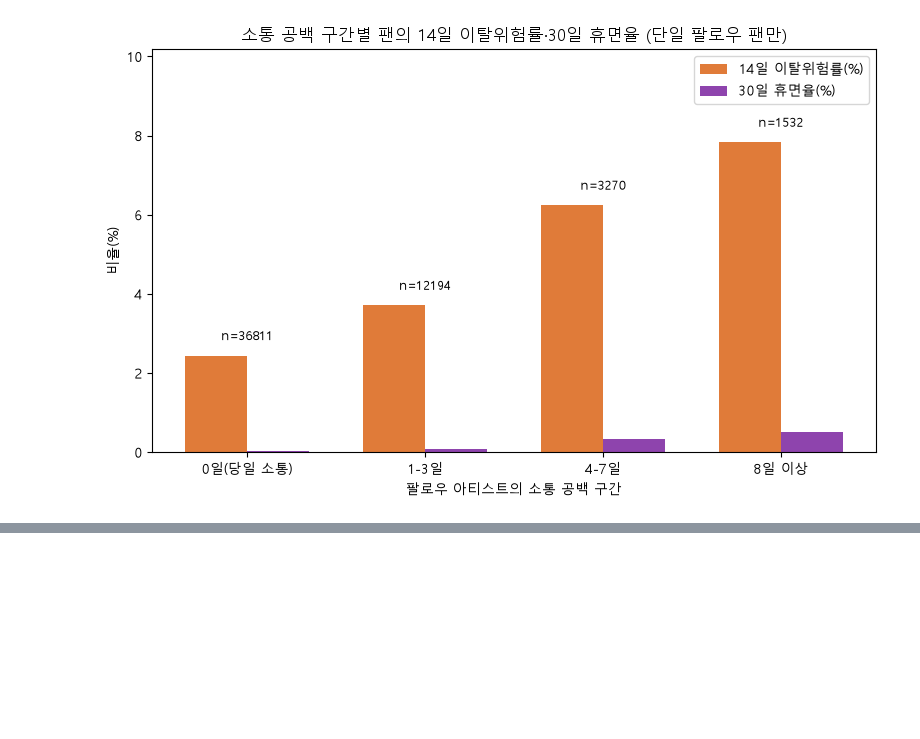
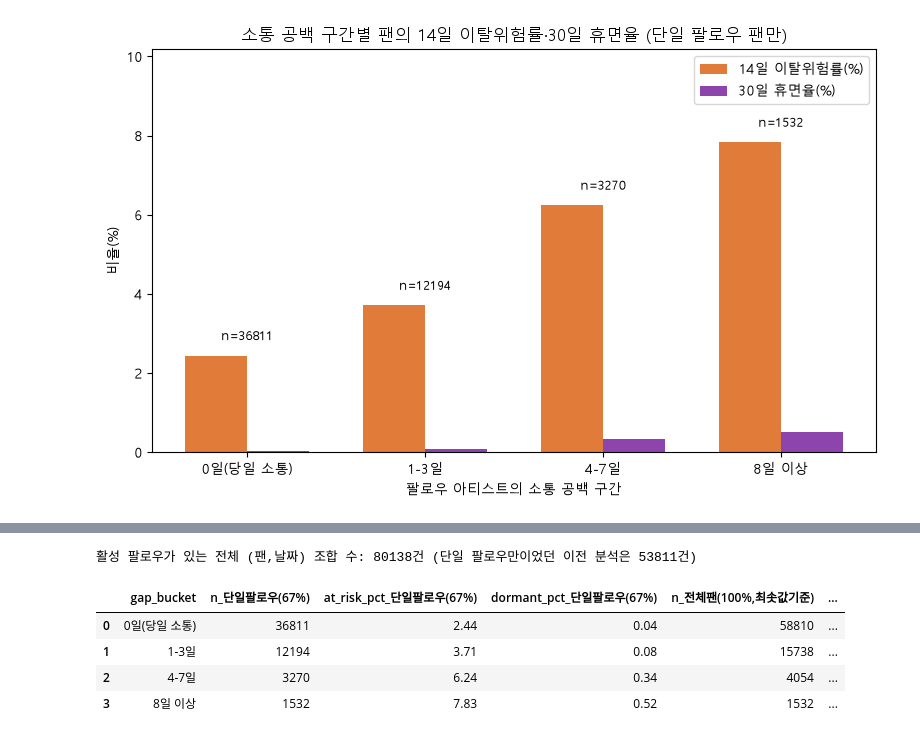
Before and after one commit to wjs0951467-wq/fanlog-user-behavior-analytics, a Jupyter notebook: notebooks/02_communication_retention.ipynb, the cells around one changed output, grey strips where cells are left out. Saved outputs shown, nothing was run; the diff lists cells and outputs as text; code cells hidden in the pictures; blank space fills up the shorter version.

```diff
--- a/notebooks/02_communication_retention.ipynb
+++ b/notebooks/02_communication_retention.ipynb
@@ -473,0 +472,53 @@ plt.show()
+# %%
+all_follow_sql = """
+WITH date_spine AS (
+    SELECT DISTINCT activity_date_kst FROM mart_user_daily
+),
+active_follows AS (
+    SELECT b.user_id, d.activity_date_kst, b.artist_id
+    FROM bridge_user_artist_follow b
+    CROSS JOIN date_spine d
+    WHERE (b.followed_at_utc AT TIME ZONE 'Asia/Seoul')::date <= d.activity_date_kst
+      AND (b.unfollowed_at_utc IS NULL OR (b.unfollowed_at_utc AT TIME ZONE 'Asia/Seoul')::date >= d.activity_date_kst)
+),
+follow_gap AS (
+    SELECT af.user_id, af.activity_date_kst, af.artist_id, a.days_since_last_communication
+    FROM active_follows af
+    JOIN mart_artist_daily a ON a.artist_id = af.artist_id AND a.activity_date_kst = af.activity_date_kst
+),
+min_gap_per_user_date AS (
+    SELECT user_id, activity_date_kst,
+           MIN(days_since_last_communication) AS min_gap,
+           COUNT(DISTINCT artist_id) AS n_followed
+    FROM follow_gap
+    GROUP BY user_id, activity_date_kst
+)
+SELECT u.user_id, u.activity_date_kst, u.activity_status, m.min_gap AS days_since_last_communication, m.n_followed
+FROM mart_user_daily u
+JOIN min_gap_per_user_date m ON m.user_id = u.user_id AND m.activity_date_kst = u.activity_date_kst;
+"""
+h02_all_df = pd.read_sql(all_follow_sql, engine)
+print(f"활성 팔로우가 있는 전체 (팬,날짜) 조합 수: {len(h02_all_df)}건 "
+      f"(단일 팔로우만이었던 이전 분석은 {len(h02_df)}건)")
+
+h02_all_df["gap_bucket"] = pd.cut(h02_all_df["days_since_last_communication"], bins=bins, labels=labels)
+bucket_summary_all = h02_all_df.groupby("gap_bucket", observed=True).agg(
+    n=("user_id", "size"),
+    at_risk_count=("activity_status", lambda s: (s == "at_risk").sum()),
+    dormant_count=("activity_status", lambda s: (s == "dormant").sum()),
+).reset_index()
+bucket_summary_all["at_risk_pct"] = round(100 * bucket_summary_all["at_risk_count"] / bucket_summary_all["n"], 2)
+bucket_summary_all["dormant_pct"] = round(100 * bucket_summary_all["dormant_count"] / bucket_summary_all["n"], 2)
+
+comparison = bucket_summary[["gap_bucket", "n", "at_risk_pct", "dormant_pct"]].merge(
+    bucket_summary_all[["gap_bucket", "n", "at_risk_pct", "dormant_pct"]],
+    on="gap_bucket", suffixes=("_단일팔로우(67%)", "_전체팬(100%,최솟값기준)"),
+)
+comparison
+# %% [output]
+활성 팔로우가 있는 전체 (팬,날짜) 조합 수: 80138건 (단일 팔로우만이었던 이전 분석은 53811건)
+|  | gap_bucket | n_단일팔로우(67%) | at_risk_pct_단일팔로우(67%) | dormant_pct_단일팔로우(67%) | n_전체팬(100%,최솟값기준) | ... |
+| 0 | 0일(당일 소통) | 36811 | 2.44 | 0.04 | 58810 | ... |
+| 1 | 1-3일 | 12194 | 3.71 | 0.08 | 15738 | ... |
+| 2 | 4-7일 | 3270 | 6.24 | 0.34 | 4054 | ... |
+| 3 | 8일 이상 | 1532 | 7.83 | 0.52 | 1532 | ... |
```
Also changed, not shown: parts of 5 cells of this notebook.
